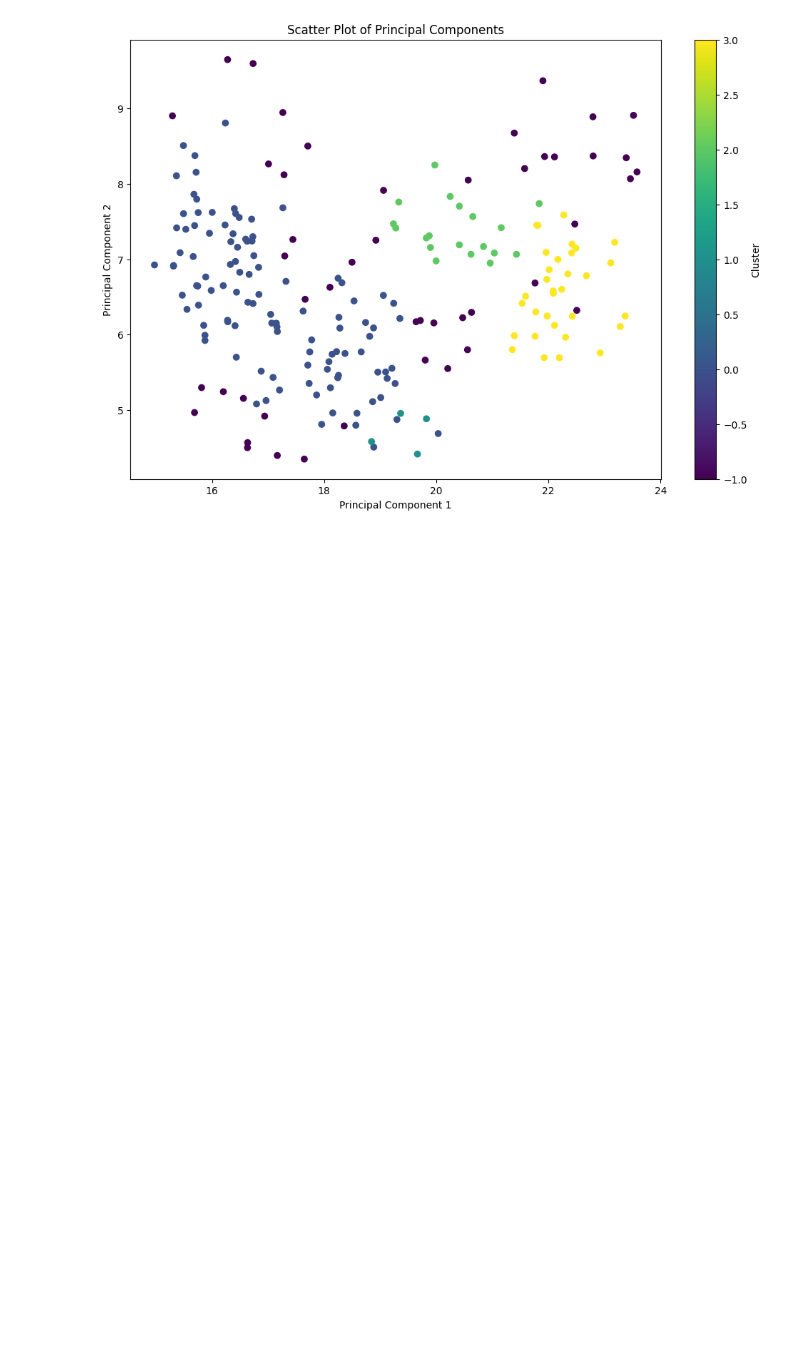
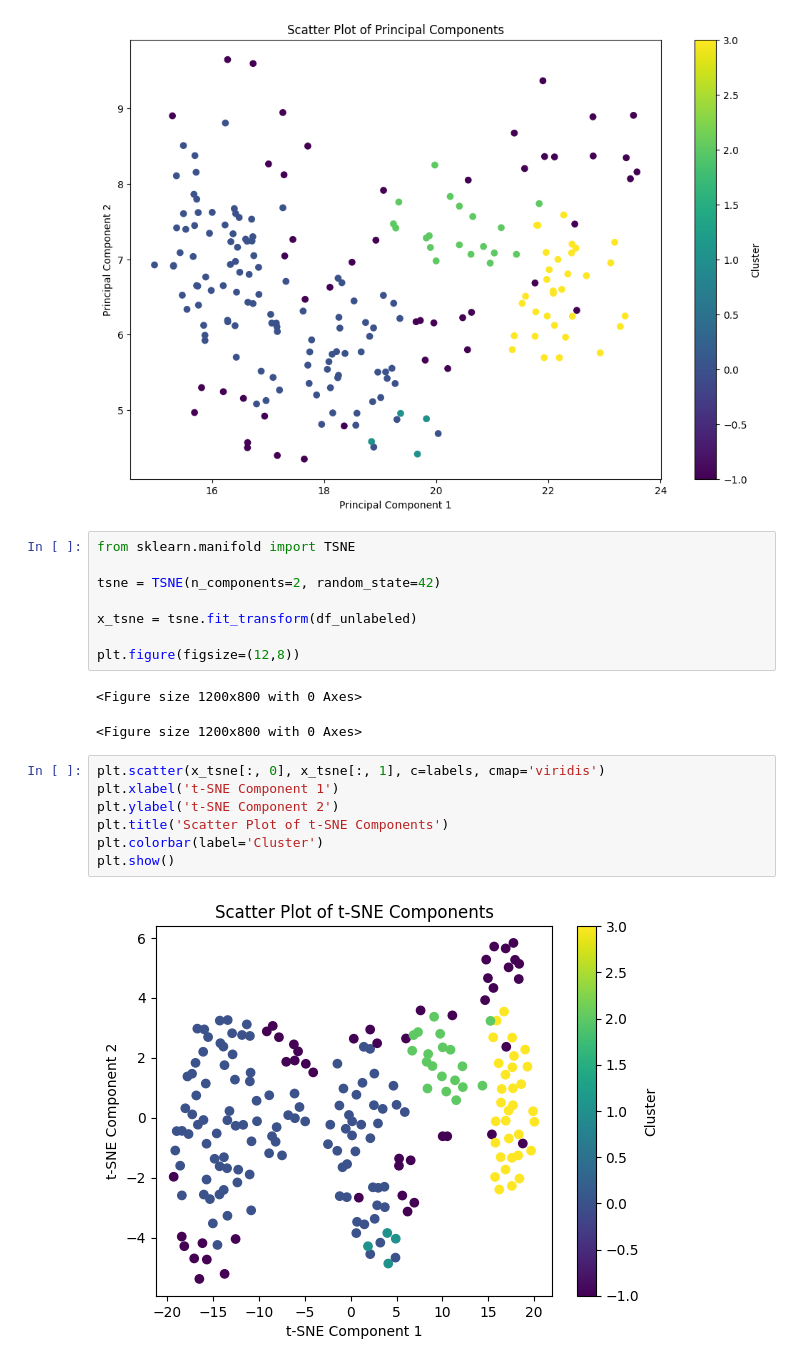
Before and after one commit to dagron27/se412-clustering, a Jupyter notebook: seed_analysis_dbscan.ipynb, the cells around one changed output. Saved outputs shown, nothing was run; the diff lists cells and outputs as text; blank space fills up the shorter version.

```diff
--- a/seed_analysis_dbscan.ipynb
+++ b/seed_analysis_dbscan.ipynb
@@ -352,3 +352,23 @@ plt.colorbar(label='Cluster')
 plt.show()
 # %% [output]
 [figure]
+# %%
+from sklearn.manifold import TSNE
+
+tsne = TSNE(n_components=2, random_state=42)
+
+x_tsne = tsne.fit_transform(df_unlabeled)
+
+plt.figure(figsize=(12,8))
+# %% [output]
+<Figure size 1200x800 with 0 Axes>
+<Figure size 1200x800 with 0 Axes>
+# %%
+plt.scatter(x_tsne[:, 0], x_tsne[:, 1], c=labels, cmap='viridis')
+plt.xlabel('t-SNE Component 1')
+plt.ylabel('t-SNE Component 2')
+plt.title('Scatter Plot of t-SNE Components')
+plt.colorbar(label='Cluster')
+plt.show()
+# %% [output]
+[figure, added]
```
